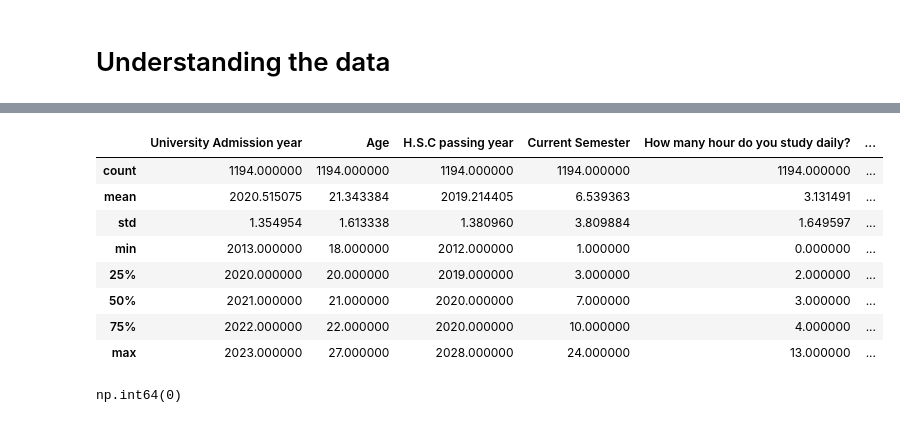
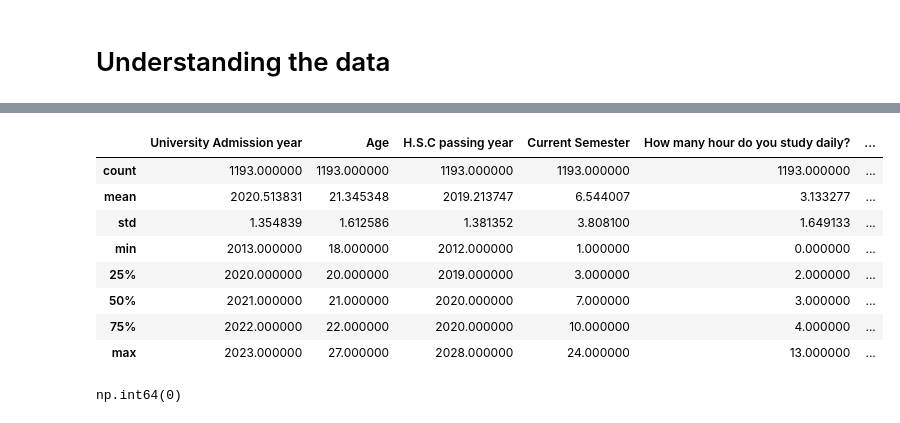
Before and after one commit to SanyamSingla2910/Student-Performance-Predictor, a Jupyter notebook: Notebooks/Understanding and cleaning the Data.ipynb, the cells around one changed output, grey strips where cells are left out. Saved outputs shown, nothing was run; the diff lists cells and outputs as text; code cells hidden in the pictures.

```diff
--- a/Notebooks/Understanding and cleaning the Data.ipynb
+++ b/Notebooks/Understanding and cleaning the Data.ipynb
@@ -62,12 +82,13 @@ dtype: int64
 # %%
 # we can see that there is only one missing value
 # now we will check the numerical features of the dataset
+df.dropna(inplace=True)
 df.describe()
 # %% [output]
 |  | University Admission year | Age | H.S.C passing year | Current Semester | How many hour do you study daily? | ... |
-| count | 1194.000000 | 1194.000000 | 1194.000000 | 1194.000000 | 1194.000000 | ... |
-| mean | 2020.515075 | 21.343384 | 2019.214405 | 6.539363 | 3.131491 | ... |
-| std | 1.354954 | 1.613338 | 1.380960 | 3.809884 | 1.649597 | ... |
+| count | 1193.000000 | 1193.000000 | 1193.000000 | 1193.000000 | 1193.000000 | ... |
+| mean | 2020.513831 | 21.345348 | 2019.213747 | 6.544007 | 3.133277 | ... |
+| std | 1.354839 | 1.612586 | 1.381352 | 3.808100 | 1.649133 | ... |
 | min | 2013.000000 | 18.000000 | 2012.000000 | 1.000000 | 0.000000 | ... |
 | 25% | 2020.000000 | 20.000000 | 2019.000000 | 3.000000 | 2.000000 | ... |
 | 50% | 2021.000000 | 21.000000 | 2020.000000 | 7.000000 | 3.000000 | ... |
```
Also changed, not shown: parts of 25 cells of this notebook, 1 other file.
